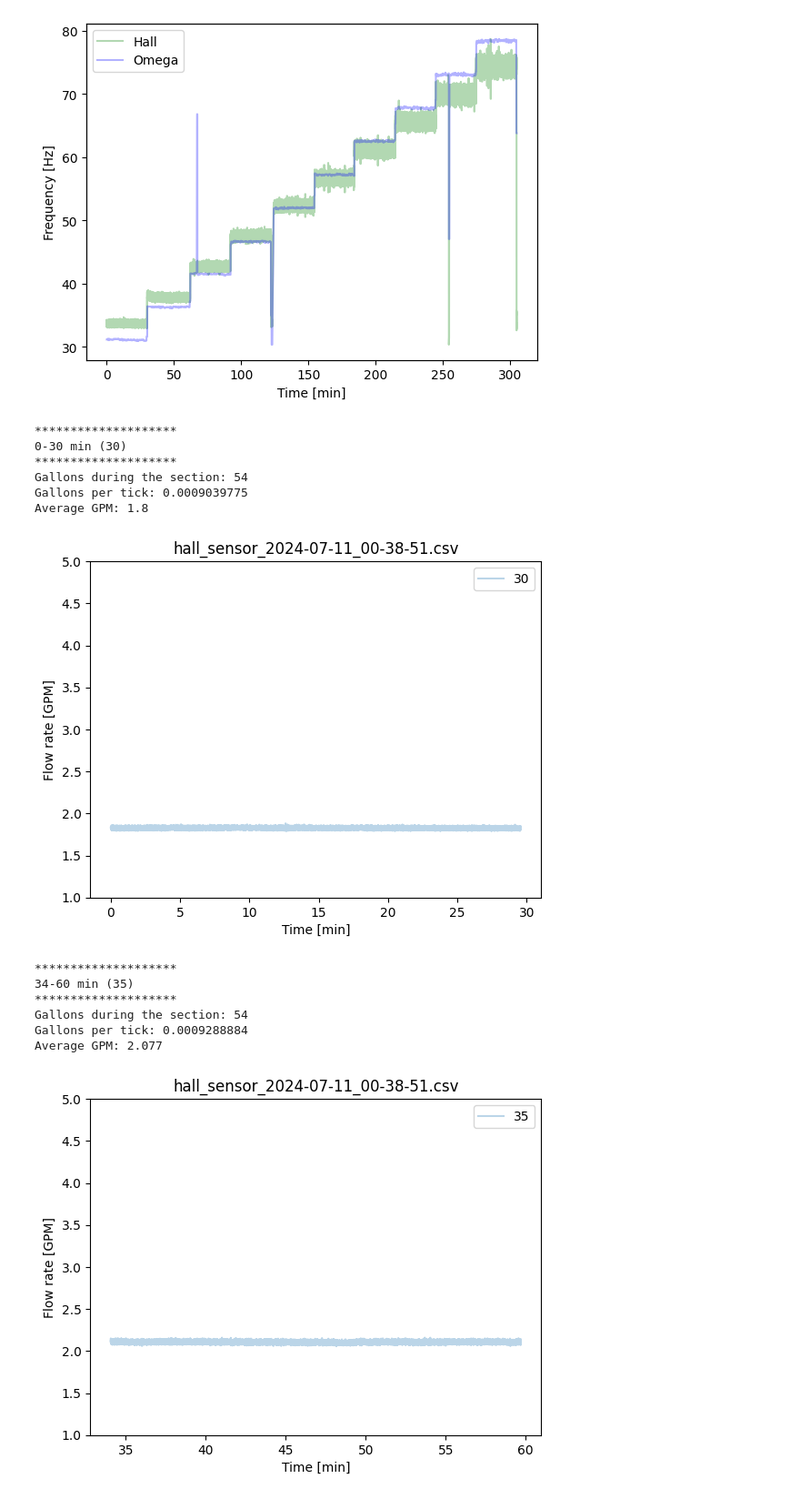
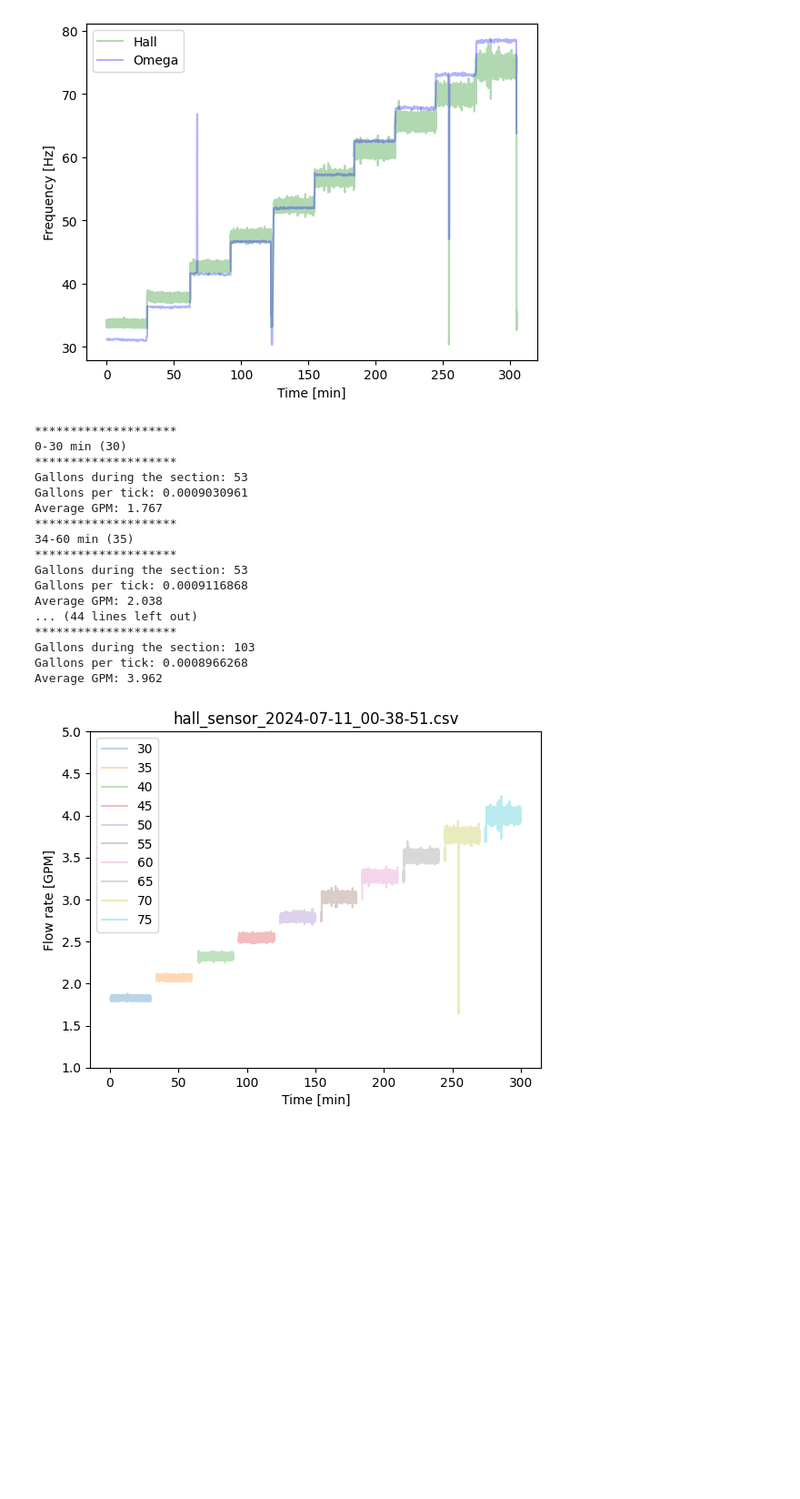
Before and after one commit to thdfw/gwks, a Jupyter notebook: pico/flowmeter/flow_data_analysis/simple_analysis.ipynb, the cells around one changed output. Shown: that part at 91% size. Drawn from its saved outputs; the diff is of its cells as text; code cells hidden in the pictures; blank space fills up the shorter version.

```diff
--- a/pico/flowmeter/flow_data_analysis/simple_analysis.ipynb
+++ b/pico/flowmeter/flow_data_analysis/simple_analysis.ipynb
@@ -134,10 +108,12 @@ plt.show()
 # %% [output]
 [figure]
 # %%
-for section in range(4):
+df_backup = df
+
+for section in range(10):
 
     # Get the full data
-    df = df_full
+    df = df_backup
 
     # Crop the data to the desired section
     min_time = section*30
@@ -149,55 +125,50 @@ for section in range(4):
     df = df[df.time_min>=min_time]
     df = df[df.time_min<=max_time]
 
     # Crop between the first and last Omega ticks
     first_omega_tick = list(df[df.sensor=='Omega'].time)[0]
     last_omega_tick = list(df[df.sensor=='Omega'].time)[-1]
     df = df[df.time>=first_omega_tick]
     df = df[df.time<=last_omega_tick]
 
     # Count the gallons per tick
     gallons = len(df[df.sensor=='Omega'])
     print(f'Gallons during the section: {round(gallons,1)}')
     hall_gallons_per_tick = gallons / len(df[df.sensor=='Hall'])
     print(f'Gallons per tick: {round(hall_gallons_per_tick,10)}')
     average = gallons/30 if min_time<30 else gallons/26
     print(f'Average GPM: {round(average,3)}')
 
-    # Compute GPMs
-    hall_times = list(df[df.sensor=='Hall'].time)
-
-    for i in range(len(hall_times)-1):
-        frequency = 1/(hall_times[i+1]-hall_times[i])*1e9
-        if i==0:
-            df.loc[df.time>=0, 'hall_freq'] = frequency
-            df.loc[df.time>=0, 'hall_GPM'] = frequency/7.5 * 0.264172
-            df.loc[df.time>=0, 'hall_GPM_gpt'] = hall_gallons_per_tick*frequency*60
-        df.loc[df.time>=hall_times[i], 'hall_freq'] = frequency
-        df.loc[df.time>=hall_times[i], 'hall_GPM'] = frequency/7.5 * 0.264172
-        df.loc[df.time>=hall_times[i], 'hall_GPM_gpt'] = hall_gallons_per_tick*frequency*60
+    # Compute GPM
+    df['hall_GPM'] = df['hall_frequency'] * hall_gallons_per_tick * 60
+    df['omega_GPM'] = df['omega_frequency'] * 0.1 * 60
 
     # Plot results
     #plt.plot(list(df.time_min), list(df.hall_GPM), alpha=0.3, label=f'Hall with freq', color='green')
-    plt.plot(list(df.time_min), list(df.hall_GPM_gpt), alpha=0.3, label=f'{30+section*5}')
+    plt.plot(list(df.time_min), list(df.hall_GPM), alpha=0.3, label=f'{30+section*5}')
     plt.title(file_path.split('/')[-1]) #+ f': {min_time}-{max_time} min')
     plt.ylabel('Flow rate [GPM]')
     plt.xlabel('Time [min]')
     plt.ylim([1,5])
     plt.legend()
 
-    plt.show()
+plt.show()
 # %% [output]
 ********************
 0-30 min (30)
 ********************
-Gallons during the section: 54
-Gallons per tick: 0.0009039775
-Average GPM: 1.8
+Gallons during the section: 53
+Gallons per tick: 0.0009030961
+Average GPM: 1.767
+********************
+34-60 min (35)
+********************
+Gallons during the section: 53
+Gallons per tick: 0.0009116868
+Average GPM: 2.038
+... (44 lines left out)
+********************
+Gallons during the section: 103
+Gallons per tick: 0.0008966268
+Average GPM: 3.962
-[figure, old version]
+[figure, new version]
-********************
-34-60 min (35)
-********************
-Gallons during the section: 54
-Gallons per tick: 0.0009288884
-Average GPM: 2.077
-[figure, removed]
```
Also changed, not shown: parts of 2 cells of this notebook.
